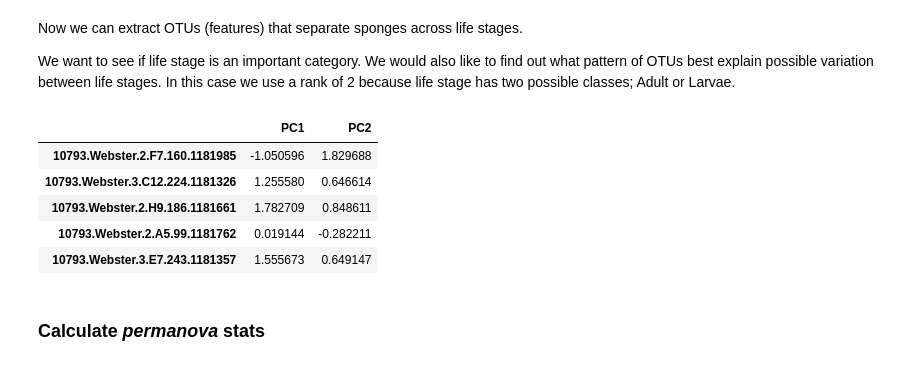
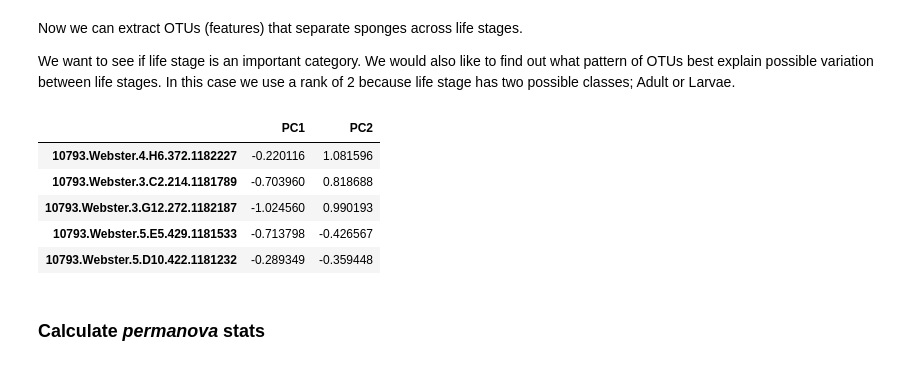
Before and after one commit to biocore/DEICODE, a Jupyter notebook: Examples/sponge_biom.ipynb, the cells around one changed output. Drawn from its saved outputs; the diff is of its cells as text; code cells hidden in the pictures.

```diff
--- a/Examples/sponge_biom.ipynb
+++ b/Examples/sponge_biom.ipynb
@@ -54,15 +54,10 @@ in_biom='data/sponge/sponge_table.biom' #import biom file
 table = load_table(in_biom)
 sample_filter = lambda val, id_, md: sum(val) > 500
 table = table.filter(sample_filter, axis='sample')
-otutabledf=table.to_dataframe()
-otutabledf=otutabledf.T
-otutabledf.drop_duplicates(inplace=True)
+otutabledf=table.to_dataframe().T.drop_duplicates()
 
 # Get OTU to taxa match
-taxonomy=table.metadata_to_dataframe('observation')
-taxonomy.columns=['kingdom', 'phylum', 'class', 'order',
-                             'family', 'genus', 'species']
-taxonomy['taxonomy'] = taxonomy[taxonomy.columns].apply(lambda x: ';'.join(x), axis=1)
+taxonomy=get_taxa(table.metadata_to_dataframe('observation'))
 
 #mapping import
 map_file='data/sponge/sponge_mapping.txt' #import metadata
@@ -75,28 +70,35 @@ Now we can extract OTUs (features) that separate sponges across life stages.
 
 We want to see if life stage is an important category. We would also like to find out what pattern of OTUs best explain possible variation between life stages. In this case we use a rank of 2 because life stage has two possible classes; Adult or Larvae.
 # %%
+# rclr preprocessing
 table_norm=rclr().fit_transform(otutabledf.copy())
-opt=OptSpace(rank=2,iteration=5,tol=1e-5).fit(table_norm)
+# OptSpace (RPCA)
+opt=OptSpace(rank=2).fit(table_norm)
+
+#Sample Loadings
 sample_loading=pd.DataFrame(opt.sample_weights,index=otutabledf.index)
-feature_loading=pd.DataFrame(opt.feature_weights,index=otutabledf.columns)
+sample_loading = sample_loading.rename(columns={0: 'PC1', 1: 'PC2'})
 
-raw_res = pcoa(DistanceMatrix(pdist(otutabledf.as_matrix(), 'euclidean'),
-                              list(otutabledf.index)))
-bray_pcoa = pcoa(DistanceMatrix(pdist(otutabledf.as_matrix(), 'braycurtis'),
-                              list(otutabledf.index)))
+#Feature Loadings
+feature_loading=pd.DataFrame(opt.feature_weights,index=otutabledf.columns).sort_values(by=0)
 
-#save values to df
-feature_loading = feature_loading.sort_values(by=0)
+# Euclidean Distance
+euc_dist=pdist(otutabledf.as_matrix(), 'euclidean')
+# Bray-Curtis Distance
+bray_dist=pdist(otutabledf.as_matrix(), 'braycurtis')
+
+# Sort the metadata by solid food class (Pre and Post)
 life_stage = mappingdf['life_stage'].sort_values()
-sample_loading = sample_loading.rename(columns={0: 'PC1', 1: 'PC2'})
+
+# view a sample of loadings
 sample_loading.head(5)
 # %% [output]
 |  | PC1 | PC2 |
-| 10793.Webster.2.F7.160.1181985 | -1.050596 | 1.829688 |
-| 10793.Webster.3.C12.224.1181326 | 1.255580 | 0.646614 |
-| 10793.Webster.2.H9.186.1181661 | 1.782709 | 0.848611 |
-| 10793.Webster.2.A5.99.1181762 | 0.019144 | -0.282211 |
-| 10793.Webster.3.E7.243.1181357 | 1.555673 | 0.649147 |
+| 10793.Webster.4.H6.372.1182227 | -0.220116 | 1.081596 |
+| 10793.Webster.3.C2.214.1181789 | -0.703960 | 0.818688 |
+| 10793.Webster.3.G12.272.1182187 | -1.024560 | 0.990193 |
+| 10793.Webster.5.E5.429.1181533 | -0.713798 | -0.426567 |
+| 10793.Webster.5.D10.422.1181232 | -0.289349 | -0.359448 |
 # %% [markdown]
 ### Calculate _permanova_ stats
 # %%
```
Also changed, not shown: parts of 6 cells of this notebook, 14 other files.
